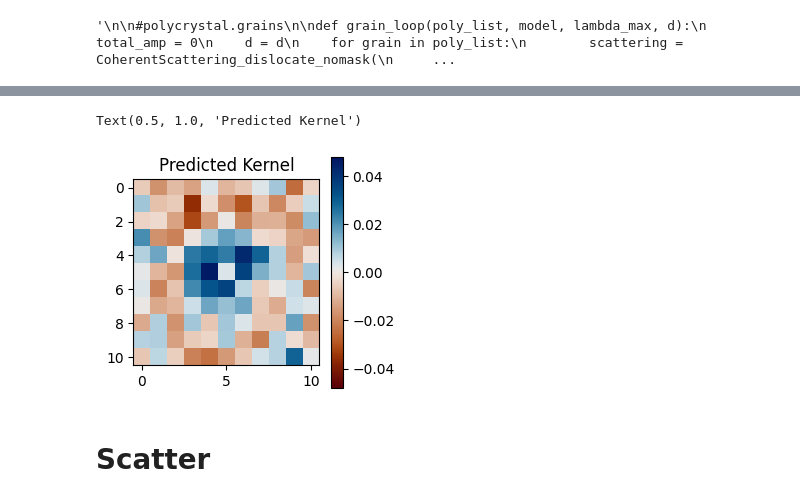
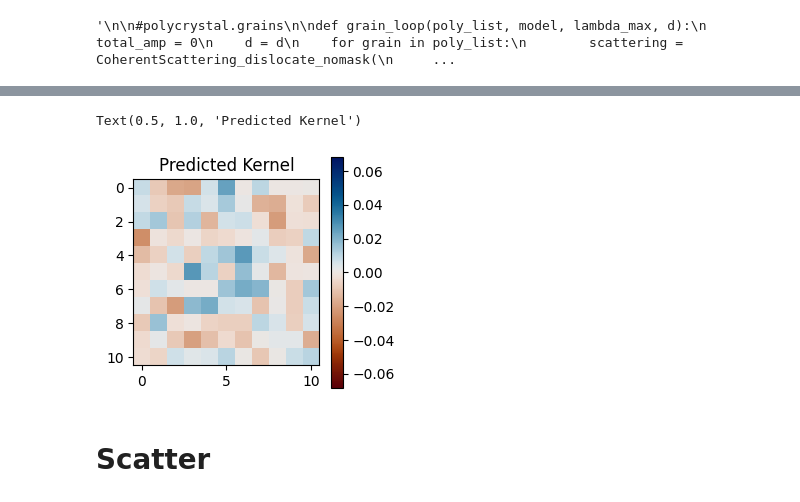
Before and after one commit to ccsommerfield/AI-DINO, a Jupyter notebook: Workflow.ipynb, the cells around one changed output, grey strips where cells are left out. Saved outputs shown, nothing was run; the diff lists cells and outputs as text; code cells hidden in the pictures.

Commit message:
more paths

```diff
--- a/Workflow.ipynb
+++ b/Workflow.ipynb
@@ -1994,7 +1998,8 @@ args = {'N': 50,
         'K': 4.,
         's': 1.5
        }
-M = 1 # Number of initial conditions
+M = 2 # Number of initial conditions -- > try to alter to help convergence
+# If M gets too large it might not have the memory to run, so have to batch
 
 kuramoto = Kuramoto(args, method, dtype).to(device)
 y0 = kuramoto.init_state(M)
@@ -2060,10 +2065,10 @@ args = {'N': kuramoto.N,
        }
 
 node = NeuralODE(args, method='dopri5', adjoint=False, dtype=dtype).to(device)
-optimizer = optim.Adam(node.parameters(), lr=1e-4)
+optimizer = optim.Adam(node.parameters(), lr=1e-6)
 #scheduler = torch.optim.lr_scheduler.ExponentialLR(optimizer, gamma = 0.8)
-scheduler = torch.optim.lr_scheduler.CyclicLR(optimizer, base_lr=1e-6, max_lr=5e-3, gamma = 0.9)
-model_path = 'node_gauss_ka11_kg11_diff_L1_er+7_circle_K4.pth' #change for each ground truth and hyper peram of neural ode
+#scheduler = torch.optim.lr_scheduler.CyclicLR(optimizer, base_lr=1e-6, max_lr=5e-4, gamma = 0.9, step_size_up = 50)
+model_path = 'node_gauss_ka11_kg11_diff_L1_er+7_M2_K4_circle.pth' #change for each ground truth and hyper peram of neural ode
 print(node)
 # %% [output]
 NeuralODE(
@@ -2071,7 +2076,7 @@ NeuralODE(
 )
 # %%
 # Set up training parameters
-max_iters = 200
+max_iters = 1000
 batch_time = 10
 batch_size = 1
 
@@ -2089,7 +2094,7 @@ else:
     node.load_state_dict(saved['state'])
     node.to(device)
     optimizer.load_state_dict(saved['optimizer'])
-    scheduler.load_state_dict(saved['scheduler'])
+    #scheduler.load_state_dict(saved['scheduler'])
 # %%
 d = (10,10,10)
 scale = .05 * crystal.lattice_vectors.norm()
@@ -2191,7 +2196,7 @@ for k in range(1, max_iters + 1):
 
     # Update weights
     optimizer.step()
-    scheduler.step()
+    #scheduler.step()
 
     # Checkpoint loss periodically
     if k % chkpt == 0:
@@ -2298,14 +2318,14 @@ ax[0,1].set_title('Pred.');
 # %%
 kernel_pred = node.conv.weight.squeeze().detach().cpu()
 vmax_pred = kernel_pred.abs().max()
-norm = plt.Normalize(vmin=-vmax_pred, vmax=vmax_pred)
+norm = plt.Normalize(vmin=-vmax, vmax=vmax)
 fig, ax = plt.subplots(figsize=(3,3))
 sm = ax.imshow(kernel_pred[..., kernel_pred.shape[-1] // 2], cmap=cm.vik_r, norm = norm)
 plt.colorbar(sm, ax=ax)
 plt.title("Predicted Kernel")
 # %% [output]
 Text(0.5, 1.0, 'Predicted Kernel')
-[figure, old version]
+[figure, new version]
 # %%
 displacement_true = torch.stack([torch.cos(y_batch), torch.sin(y_batch), torch.zeros_like(y_batch)], dim=-1)
 displacement_batch = torch.stack([torch.cos(y_pred), torch.sin(y_pred), torch.zeros_like(y_pred)], dim=-1)
```
Also changed, not shown: parts of 9 cells of this notebook, 1 other file.
